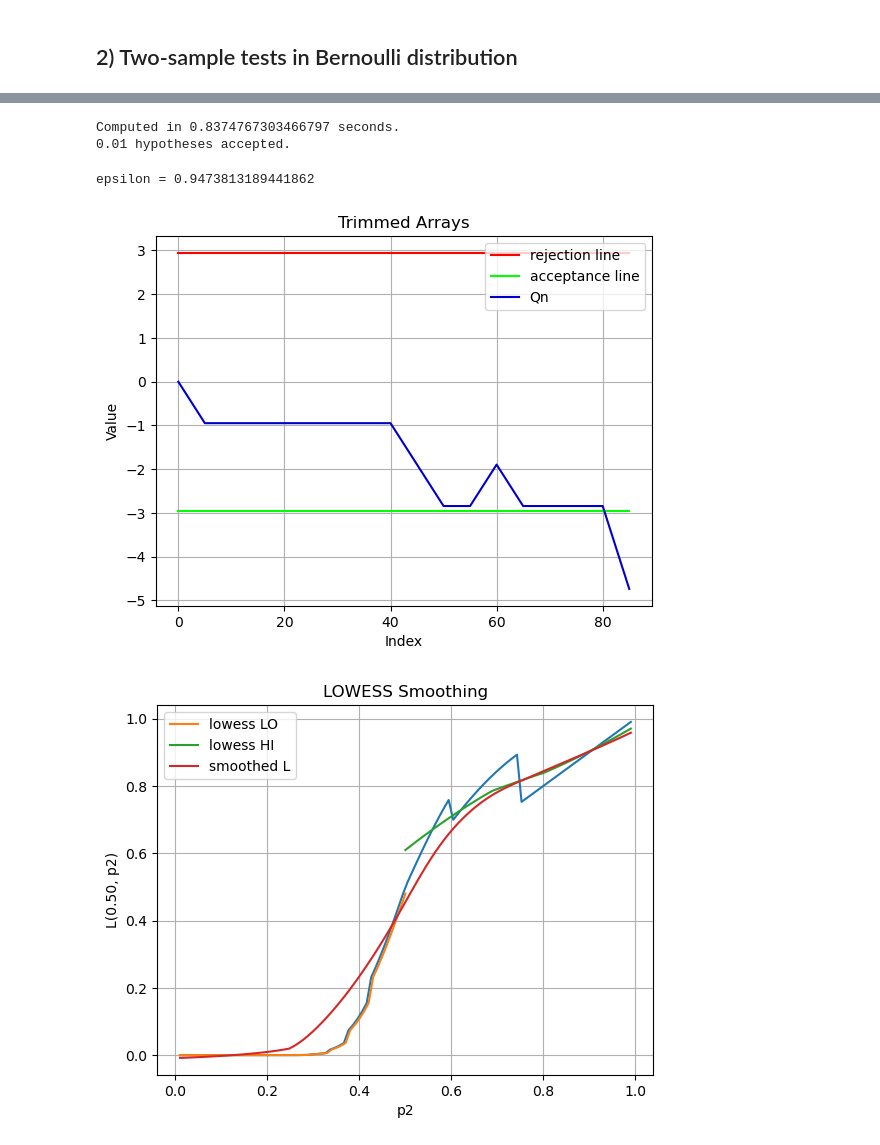
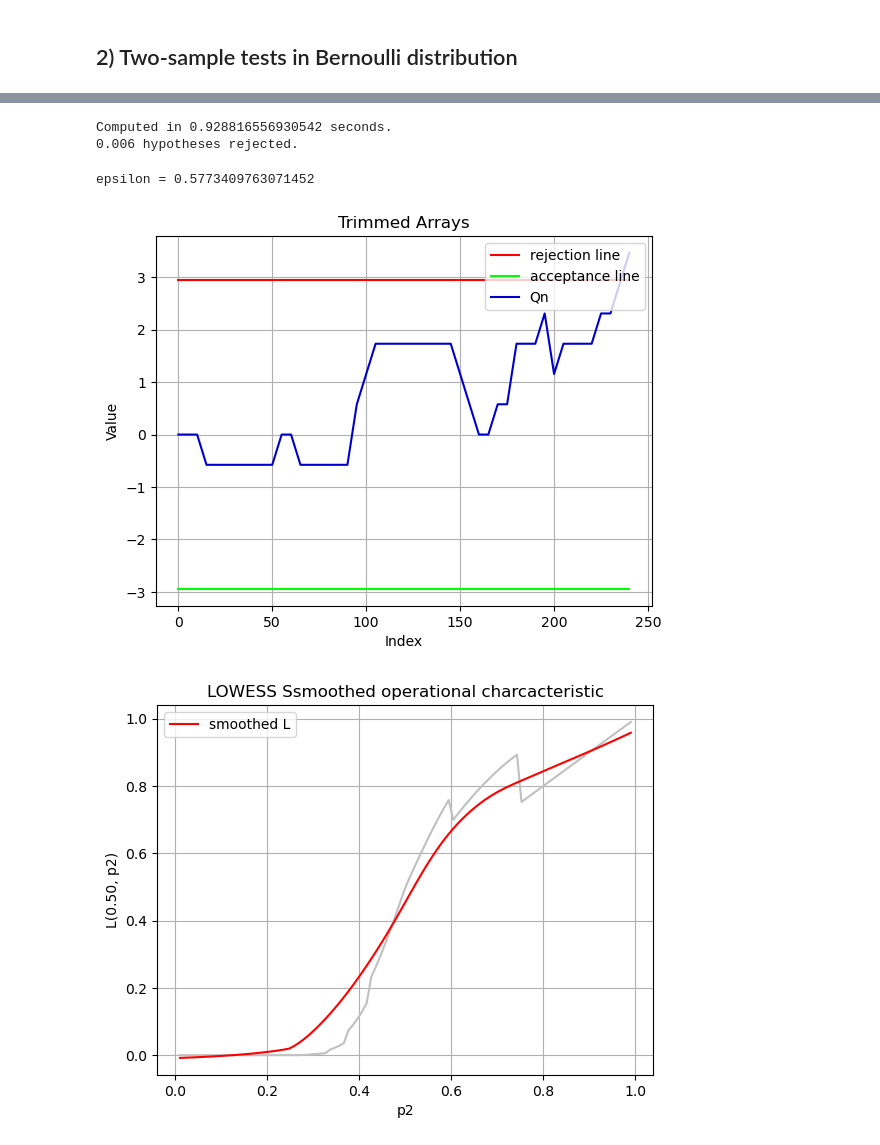
Before and after one commit to PrinceOfCzechia/sequential-test-sim, a Jupyter notebook: notebook2.ipynb, the cells around one changed output, grey strips where cells are left out. Drawn from its saved outputs; the diff is of its cells as text; code cells hidden in the pictures.

```diff
--- a/notebook2.ipynb
+++ b/notebook2.ipynb
@@ -149,7 +149,7 @@ Generated from mu = [0.]
 # %%
-arr_lower = np.zeros(30)
-arr_upper = np.zeros(30)
-arr_Z = np.zeros(30)
+arr_lower = np.zeros(50)
+arr_upper = np.zeros(50)
+arr_Z = np.zeros(50)
 
 def testN1_plot( ha, hb, s, mu, sigma, n = 1, verbose = False ):
     arr_Z[ 0 ] = 0
@@ -171,6 +171,7 @@ def testN1_plot( ha, hb, s, mu, sigma, n = 1, verbose = False ):
         arr_lower[ counter ] = hb + (n*counter)*s
         arr_upper[ counter ] = ha + (n*counter)*s
     if verbose:
+        print( 'mu =', mu)
         print( 'data = \n', np.round( x, decimals = 3 ).reshape( -1, n ) )
         print( counter-1, 'sample extensions required' )
     if Z > ha + (n*counter)*s: return True
@@ -180,7 +181,7 @@ alpha = 0.05
 beta = 0.05
 
 sigma0 = 1
-sigma2 = 2
+sigma1 = 2
 
 a = math.log( (1-beta) / alpha )
 b = math.log( beta / (1-alpha) )
@@ -202,7 +203,7 @@ arr_upper = arr_upper[ :trim_index ]
 arr_lower = arr_lower[ :trim_index ]
 arr_Z = arr_Z[ :trim_index ]
 print(len(arr_Z))
-arr_n = np.linspace( 1, len(arr_Z), len(arr_Z) )
+arr_n = np.linspace( 0, len(arr_Z)-1, len(arr_Z) )
 print(arr_n)
 
 plt.plot( arr_n, arr_Z, label = 'Zn', color = 'red' )
@@ -641,6 +645,7 @@ def altest( N, p1, p2, n=1, verbose=False, alpha=0.05, beta=0.05 ):
     a = math.log( (1-beta)/alpha )
     if verbose: print('a=', a)
     eps = math.log( (p2*(1-p1)) / (p1*(1-p2)) )
+    eps = a/5.1
     if verbose: print('eps=', eps)
     Qn = ( np.sum(x) - np.sum(y) ) * eps
     if verbose: print( Qn )
@@ -663,14 +681,15 @@ False
 # %%
 start = time.time()
+N_tests = 1000
 s = 0
-for i in range( 100 ):
-    s += altest( 1, 0.40, 0.50, n=1,verbose=False )
+for i in range( N_tests ):
+    s += altest( 1, 0.50, 0.70, n=1,verbose=False )
 end = time.time()
 print( 'Computed in', end-start, 'seconds.')
-print( s/100, 'hypotheses accepted.' )
+print( s/N_tests, 'hypotheses rejected.' )
 # %% [output]
-Computed in 0.8374767303466797 seconds.
-0.01 hypotheses accepted.
+Computed in 0.928816556930542 seconds.
+0.006 hypotheses rejected.
 # %%
 def altest_plot( N, p1, p2, n=1, alpha=0.05, beta=0.05 ):
     cnt = 1
@@ -682,7 +701,8 @@ def altest_plot( N, p1, p2, n=1, alpha=0.05, beta=0.05 ):
     a = math.log( (1-beta)/alpha )
     arr_a[ 0 ] = a
     arr_a[ cnt ] = a
-    eps = math.log( (p2*(1-p1)) / (p1*(1-p2)) )
+    eps = math.log( (p2*(1-p1)) / (p1*(1-p2)) ) # ideal choice
+    eps = a/5.1
     print( 'epsilon =', eps )
     Qn = ( np.sum(x) - np.sum(y) ) * eps
     arr_Q[ cnt ] = Qn
@@ -698,31 +718,31 @@ def altest_plot( N, p1, p2, n=1, alpha=0.05, beta=0.05 ):
 # %%
 arr_a = np.zeros(10000)
 arr_b = np.zeros(10000)
 arr_Q = np.zeros(10000)
 
 step = 5
-altest_plot( step, 0.95, 0.98, n=step )
+altest_plot( step, 0.05, 0.02, n=step )
 
 trim_index = len(arr_Q) - np.argmax(arr_Q[::-1] != 0)
 
 arr_a_trimmed = arr_a[:trim_index]
 arr_b_trimmed = arr_b[:trim_index]
 arr_Q_trimmed = arr_Q[:trim_index]
 
 arr_n = step*np.arange( 0, len(arr_Q_trimmed) )
 
 plt.plot(arr_n, arr_a_trimmed, label='rejection line', color='red')
 plt.plot(arr_n, arr_b_trimmed, label='acceptance line', color='lime')
 plt.plot(arr_n, arr_Q_trimmed, label='Qn', color='mediumblue')
 plt.xlabel('Index')
 plt.ylabel('Value')
 plt.title('Trimmed Arrays')
 plt.legend( loc = 'upper right')
 plt.grid(True)
 plt.show()
 # %% [output]
-epsilon = 0.9473813189441862
+epsilon = 0.5773409763071452
-[figure, old version]
+[figure, new version]
 # %%
 p1 = 0.50
 arr_p2 = np.linspace( 0.01, 0.99, 100 )
@@ -743,23 +763,14 @@ arr_L = ( np.power(arr_temp, arr_a_star) - 1 ) / ( np.power( arr_temp, arr_a_sta
 
 smooth_L = lowess(arr_L, arr_p2, frac=0.5, return_sorted=False )
 
-arr_p2_low = np.linspace( 0.01, 0.50, 50 )
-arr_p2_hi = np.linspace( 0.50, 0.99, 50 )
-
-smoothed_low = lowess(arr_L[0:50], arr_p2_low, frac=0.05, return_sorted=False )
-smoothed_hi = lowess(arr_L[50:100], arr_p2_hi, frac=0.8, return_sorted=False )
-
-
 plt.xlabel('p2')
 plt.ylabel('L(0.50, p2)')
-plt.title('LOWESS Smoothing')
+plt.title('LOWESS Ssmoothed operational charcacteristic')
 
-plt.plot(arr_p2, arr_L)
-plt.plot(arr_p2_low, smoothed_low, label='lowess LO')
-plt.plot(arr_p2_hi, smoothed_hi, label='lowess HI')
-plt.plot(arr_p2, smooth_L, label = 'smoothed L')
+plt.plot(arr_p2, arr_L, color='silver')
+plt.plot(arr_p2, smooth_L, label = 'smoothed L', color='red')
 plt.legend()
 plt.grid(True)
 plt.show()
 # %% [output]
-[figure, old version]
+[figure, new version]
```
Also changed, not shown: parts of 18 cells of this notebook.
